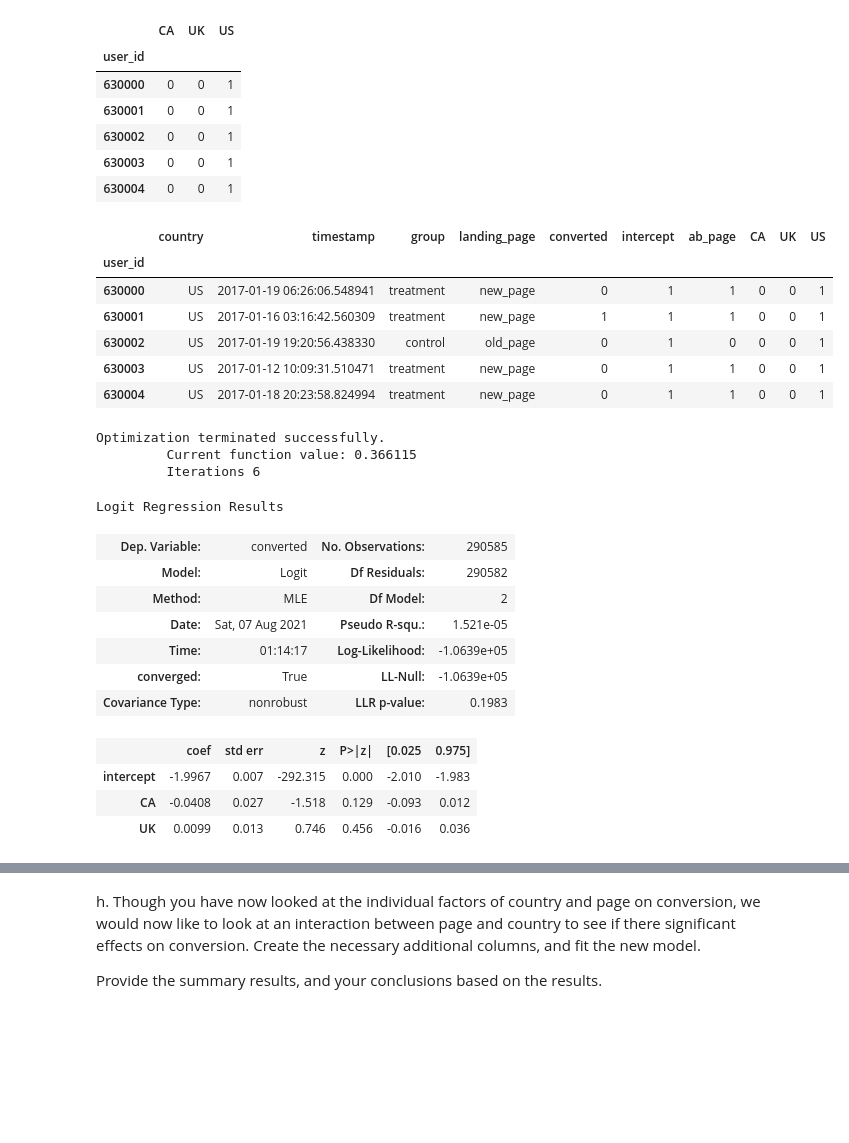
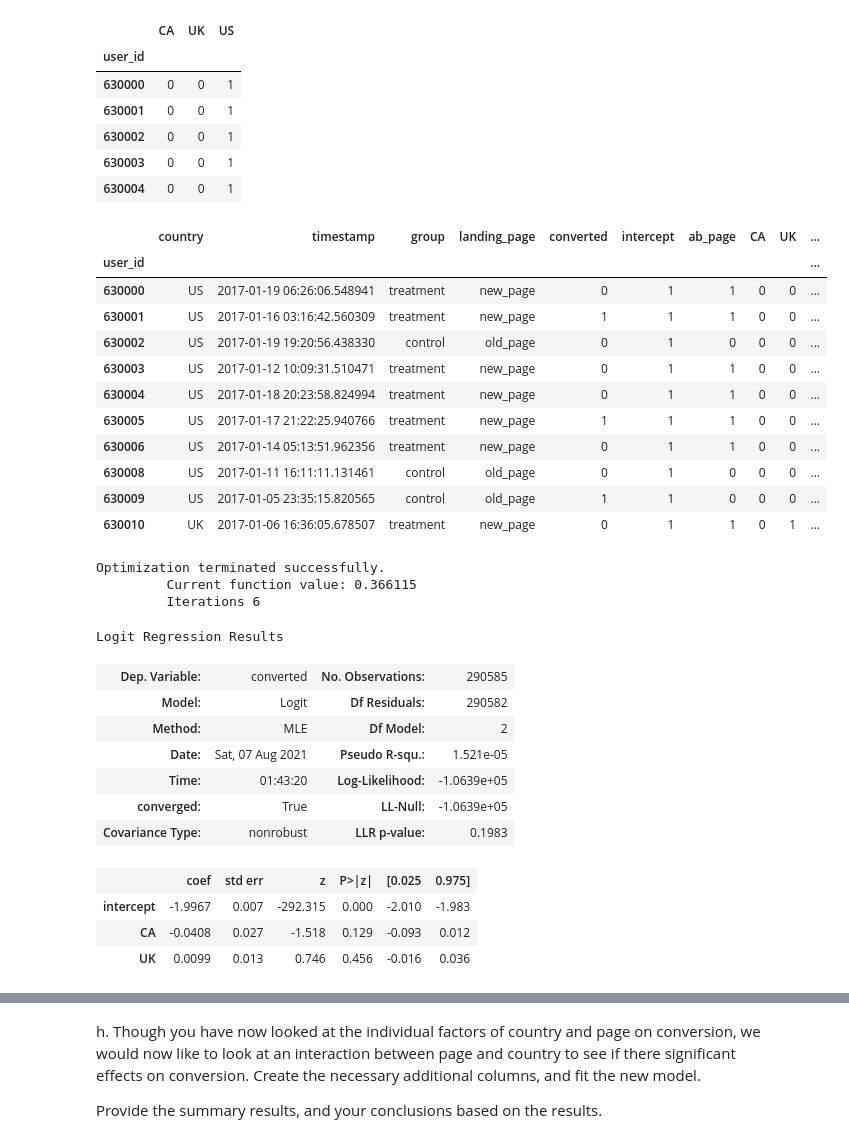
Before and after one commit to Ashmaawyy/AB-Testing, a Jupyter notebook: Analyze_ab_test_results_notebook.ipynb, the cells around one changed output, grey strips where cells are left out. Cells and saved outputs as stored; diff of their text form; code cells hidden in the pictures; blank space fills up the shorter version.

```diff
--- a/Analyze_ab_test_results_notebook.ipynb
+++ b/Analyze_ab_test_results_notebook.ipynb
@@ -487,15 +487,21 @@ pd.get_dummies(df_new['country']).head()
 | 630004 | 0 | 0 | 1 |
 # %%
 df_new[['CA', 'UK', 'US']] = pd.get_dummies(df_new['country'])
-df_new.head()
+df_new = df_new.drop('US', axis = 1)
+df_new.head(10)
 # %% [output]
-|  | country | timestamp | group | landing_page | converted | intercept | ab_page | CA | UK | US |
-| user_id |  |  |  |  |  |  |  |  |  |  |
-| 630000 | US | 2017-01-19 06:26:06.548941 | treatment | new_page | 0 | 1 | 1 | 0 | 0 | 1 |
-| 630001 | US | 2017-01-16 03:16:42.560309 | treatment | new_page | 1 | 1 | 1 | 0 | 0 | 1 |
-| 630002 | US | 2017-01-19 19:20:56.438330 | control | old_page | 0 | 1 | 0 | 0 | 0 | 1 |
-| 630003 | US | 2017-01-12 10:09:31.510471 | treatment | new_page | 0 | 1 | 1 | 0 | 0 | 1 |
-| 630004 | US | 2017-01-18 20:23:58.824994 | treatment | new_page | 0 | 1 | 1 | 0 | 0 | 1 |
+|  | country | timestamp | group | landing_page | converted | intercept | ab_page | CA | UK | ... |
+| user_id |  |  |  |  |  |  |  |  |  | ... |
+| 630000 | US | 2017-01-19 06:26:06.548941 | treatment | new_page | 0 | 1 | 1 | 0 | 0 | ... |
+| 630001 | US | 2017-01-16 03:16:42.560309 | treatment | new_page | 1 | 1 | 1 | 0 | 0 | ... |
+| 630002 | US | 2017-01-19 19:20:56.438330 | control | old_page | 0 | 1 | 0 | 0 | 0 | ... |
+| 630003 | US | 2017-01-12 10:09:31.510471 | treatment | new_page | 0 | 1 | 1 | 0 | 0 | ... |
+| 630004 | US | 2017-01-18 20:23:58.824994 | treatment | new_page | 0 | 1 | 1 | 0 | 0 | ... |
+| 630005 | US | 2017-01-17 21:22:25.940766 | treatment | new_page | 1 | 1 | 1 | 0 | 0 | ... |
+| 630006 | US | 2017-01-14 05:13:51.962356 | treatment | new_page | 0 | 1 | 1 | 0 | 0 | ... |
+| 630008 | US | 2017-01-11 16:11:11.131461 | control | old_page | 0 | 1 | 0 | 0 | 0 | ... |
+| 630009 | US | 2017-01-05 23:35:15.820565 | control | old_page | 1 | 1 | 0 | 0 | 0 | ... |
+| 630010 | UK | 2017-01-06 16:36:05.678507 | treatment | new_page | 0 | 1 | 1 | 0 | 1 | ... |
 # %%
 lm = sm.Logit(df_new['converted'], df_new[['intercept','CA', 'UK']])
 res = lm.fit()
@@ -509,7 +515,7 @@ Logit Regression Results
 | Model: | Logit | Df Residuals: | 290582 |
 | Method: | MLE | Df Model: | 2 |
 | Date: | Sat, 07 Aug 2021 | Pseudo R-squ.: | 1.521e-05 |
-| Time: | 01:14:17 | Log-Likelihood: | -1.0639e+05 |
+| Time: | 01:43:20 | Log-Likelihood: | -1.0639e+05 |
 | converged: | True | LL-Null: | -1.0639e+05 |
 | Covariance Type: | nonrobust | LLR p-value: | 0.1983 |
 |  | coef | std err | z | P>|z| | [0.025 | 0.975] |
```
Also changed, not shown: parts of 4 cells of this notebook.
